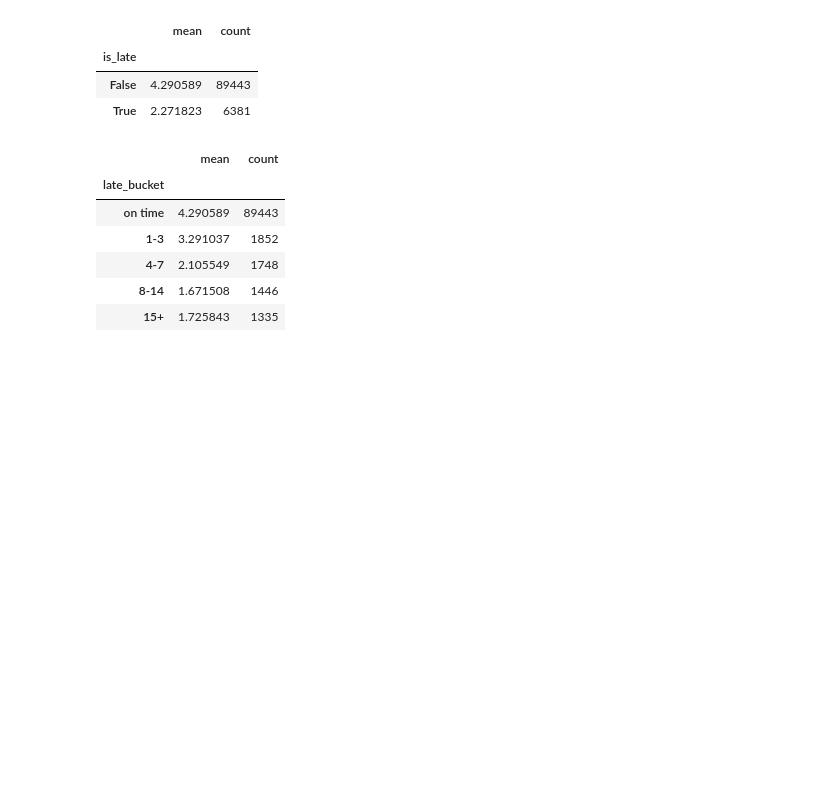
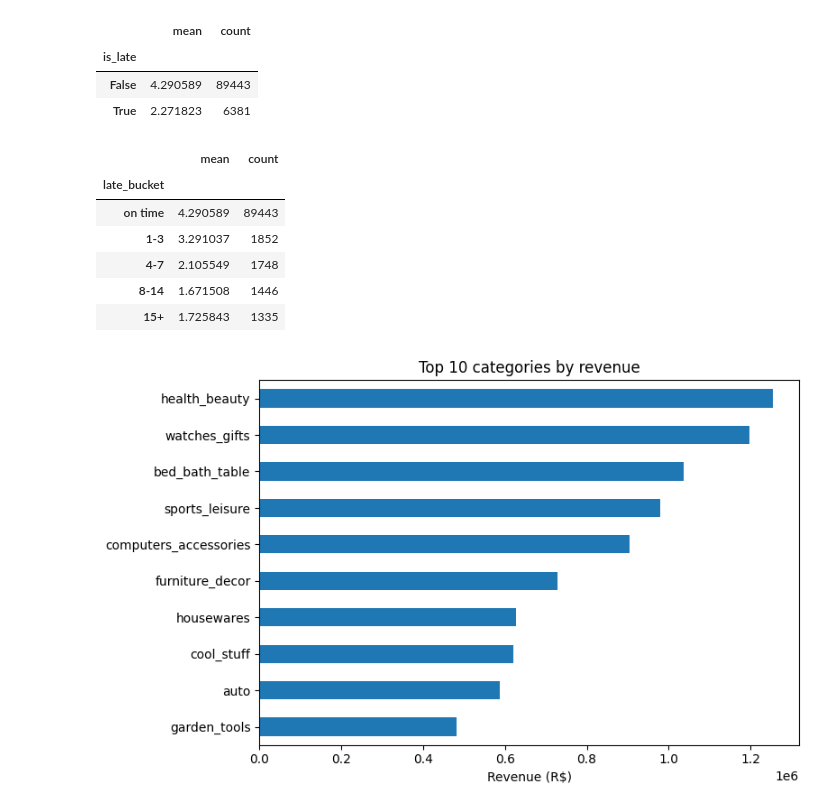
Before and after one commit to shuvadeepnath-creator/olist-analysis, a Jupyter notebook: notebooks/olist_analysis.ipynb, the cells around one changed output. Saved outputs shown, nothing was run; the diff lists cells and outputs as text; code cells hidden in the pictures; blank space fills up the shorter version.

```diff
--- a/notebooks/olist_analysis.ipynb
+++ b/notebooks/olist_analysis.ipynb
@@ -346,3 +346,20 @@ d.groupby("late_bucket", observed=True)["review_score"].agg(["mean", "count"])
 | 4-7 | 2.105549 | 1748 |
 | 8-14 | 1.671508 | 1446 |
 | 15+ | 1.725843 | 1335 |
+# %%
+import matplotlib.pyplot as plt
+
+top10 = (df[~failed]
+         .groupby("product_category_name_english")["price"]
+         .sum().sort_values(ascending=False).head(10))
+
+plt.figure(figsize=(8, 5))
+top10.sort_values().plot(kind="barh")
+plt.title("Top 10 categories by revenue")
+plt.xlabel("Revenue (R$)")
+plt.ylabel("")
+plt.tight_layout()
+plt.savefig("../images/top_categories.png", dpi=150)
+plt.show()
+# %% [output]
+[figure, added]
```
Also changed, not shown: parts of 1 cell of this notebook, 3 other files.
